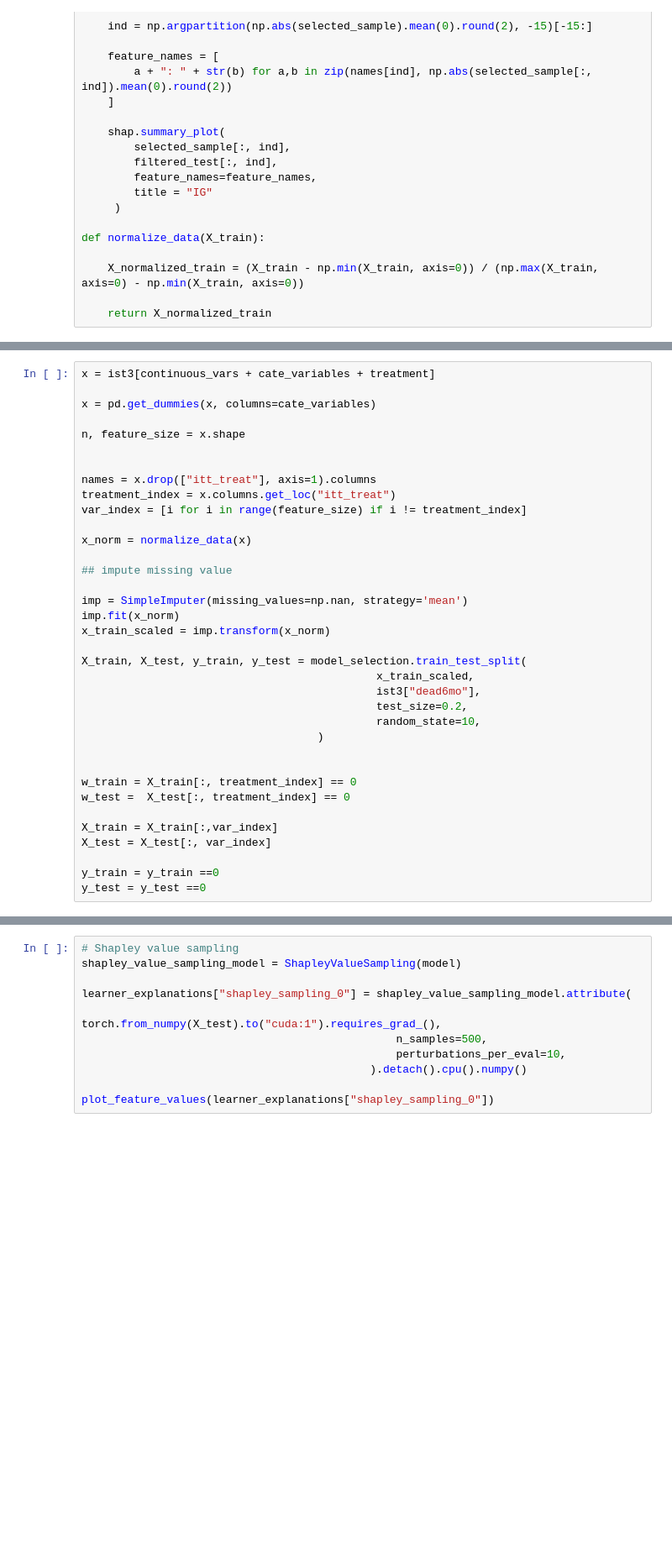
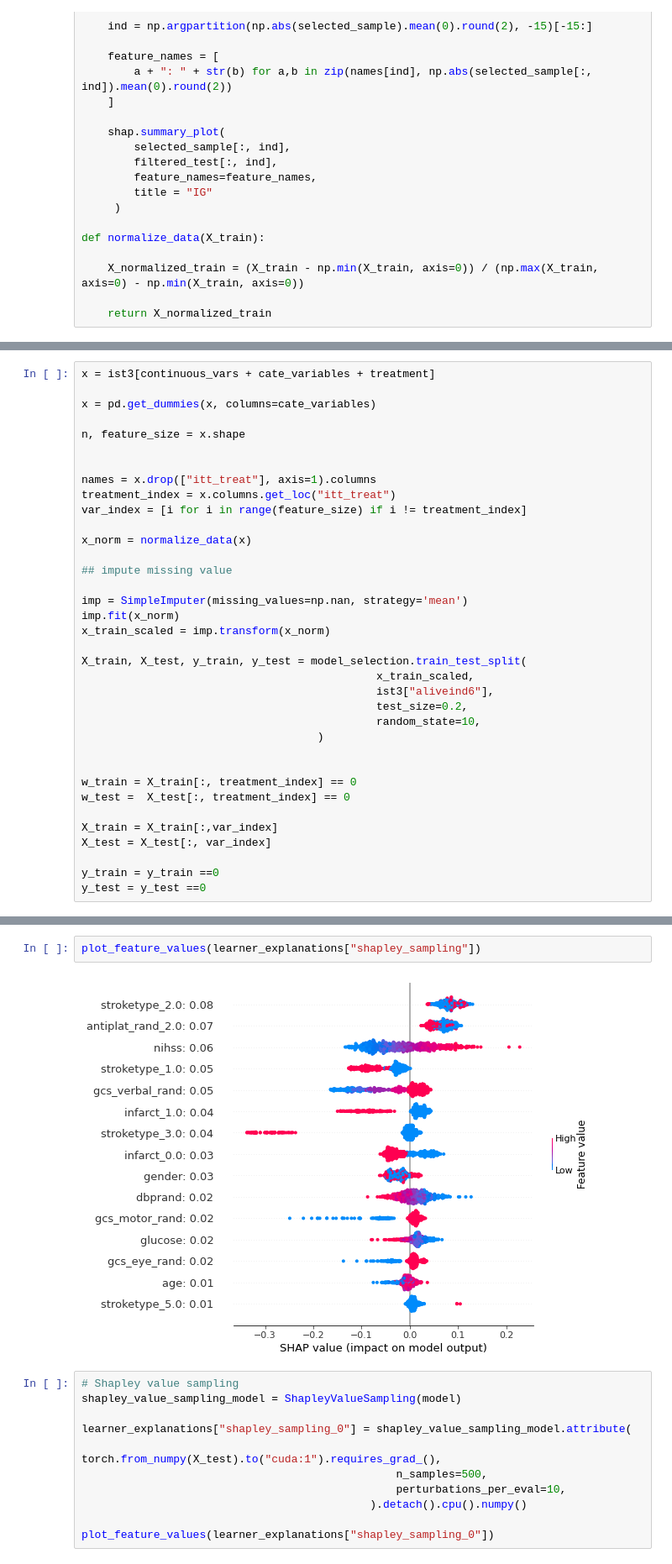
Before and after one commit to q8888620002/Explain_CATE, a Jupyter notebook: ist3.ipynb, the cells around one changed output, grey strips where cells are left out. Shown at 84% size. Saved outputs shown, nothing was run; the diff lists cells and outputs as text; blank space fills up the shorter version.

```diff
--- a/ist3.ipynb
+++ b/ist3.ipynb
@@ -134,7 +130,7 @@ x_train_scaled = imp.transform(x_norm)
 
 X_train, X_test, y_train, y_test = model_selection.train_test_split(
                                              x_train_scaled,
-                                             ist3["dead6mo"],
+                                             ist3["aliveind6"],
                                              test_size=0.2,
                                              random_state=10,
                                     )
@@ -212,3 +210,7 @@ plot_feature_values(learner_explanations["shapley_sampling"])
+# %%
+plot_feature_values(learner_explanations["shapley_sampling"])
+# %% [output]
+[figure, added]
 # %%
 # Shapley value sampling
 shapley_value_sampling_model = ShapleyValueSampling(model)
```
Also changed, not shown: parts of 4 cells of this notebook, 6 other files.
